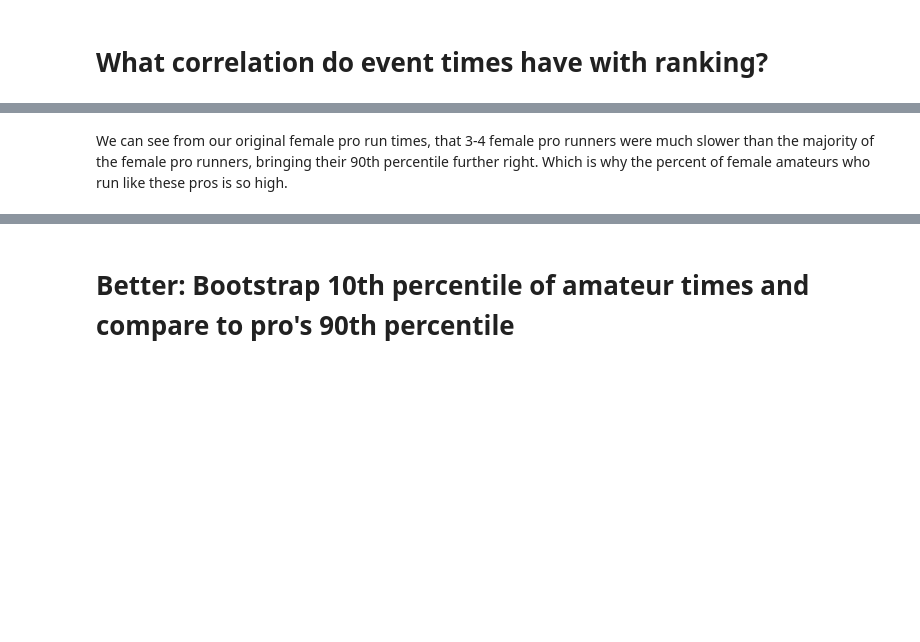
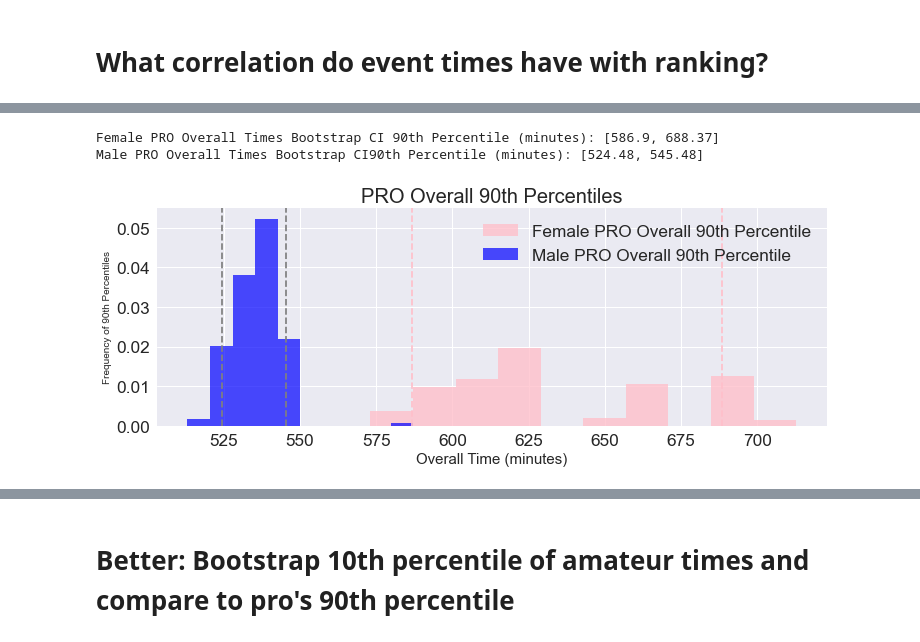
Before and after one commit to czaloumi/ironman-2019, a Jupyter notebook: src/ironman19.ipynb, the cells around one changed output, grey strips where cells are left out. Saved outputs shown, nothing was run; the diff lists cells and outputs as text; code cells hidden in the pictures; blank space fills up the shorter version.

```diff
--- a/src/ironman19.ipynb
+++ b/src/ironman19.ipynb
@@ -287,3 +134,7 @@ plot_amateur_proci('Run')
-# %% [markdown]
-We can see from our original female pro run times, that 3-4 female pro runners were much slower than the majority of the female pro runners, bringing their 90th percentile further right. Which is why the percent of female amateurs who run like these pros is so high.
+# %%
+fig, ax, overall_CIf_pro, overall_CIm_pro = plot_percentile('Overall', df, 'PRO', percentile=90);
+# %% [output]
+Female PRO Overall Times Bootstrap CI 90th Percentile (minutes): [586.9, 688.37]
+Male PRO Overall Times Bootstrap CI90th Percentile (minutes): [524.48, 545.48]
+[figure, added]
 # %%
```
Also changed, not shown: parts of 35 cells of this notebook, 1 other file.
